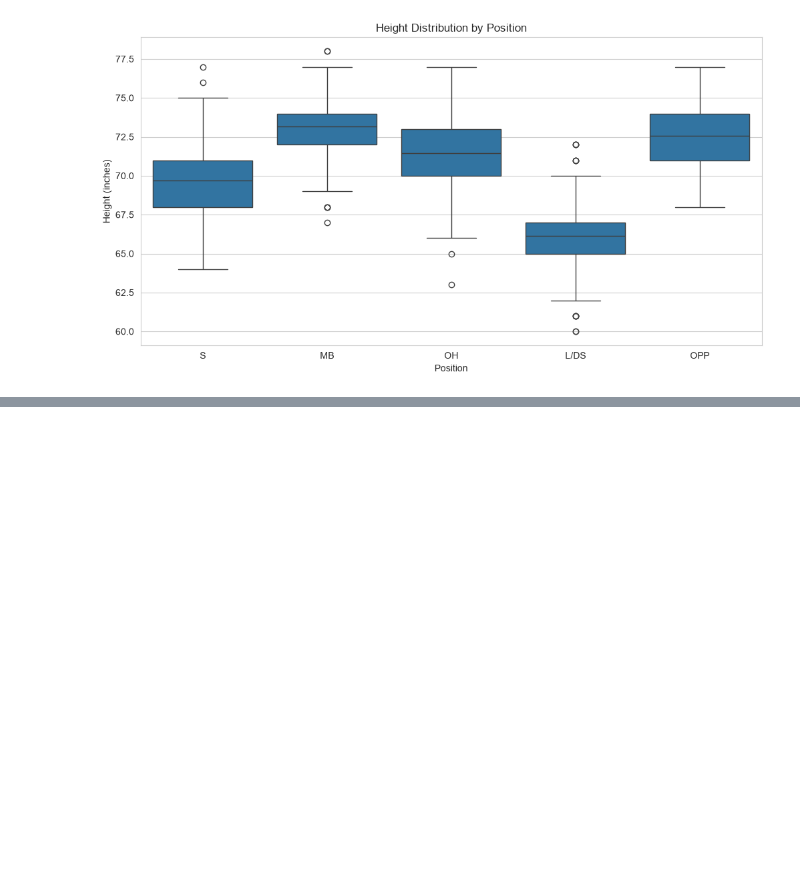
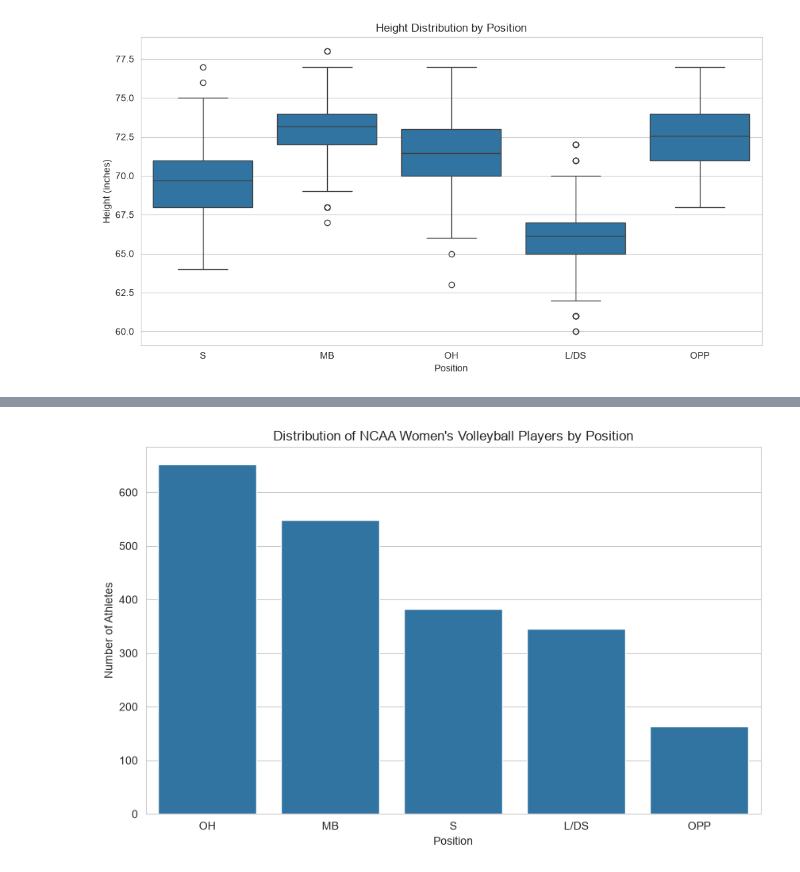
Before and after one commit to karlidean/capstone-project-NCAA-Volleyball, a Jupyter notebook: notebooks/eda.ipynb, the cells around one changed output, grey strips where cells are left out. Saved outputs shown, nothing was run; the diff lists cells and outputs as text; code cells hidden in the pictures; blank space fills up the shorter version.

```diff
--- a/notebooks/eda.ipynb
+++ b/notebooks/eda.ipynb
@@ -489,0 +526,17 @@ plt.show()
+# %%
+# Visualize player distribution by position
+plt.figure(figsize=(10, 6))
+
+sns.countplot(
+    data=crfedf,
+    x="position",
+    order=crfedf["position"].value_counts().index
+)
+
+plt.title("Distribution of NCAA Women's Volleyball Players by Position")
+plt.xlabel("Position")
+plt.ylabel("Number of Athletes")
+
+plt.show()
+# %% [output]
+[figure, added]
```
Also changed, not shown: parts of 37 cells of this notebook, 3 other files.
